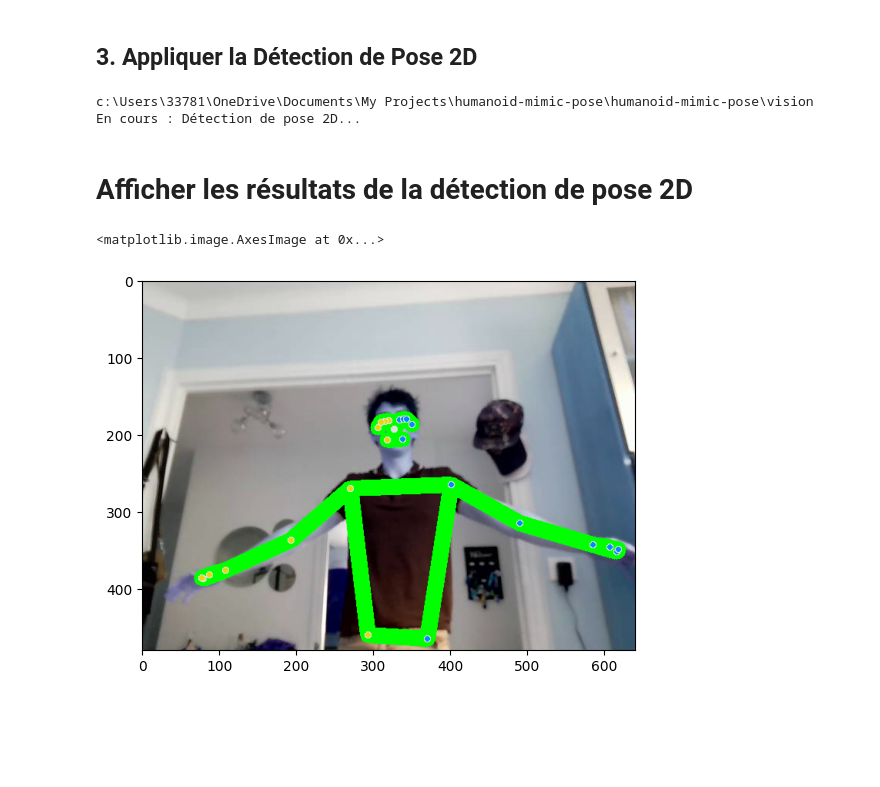
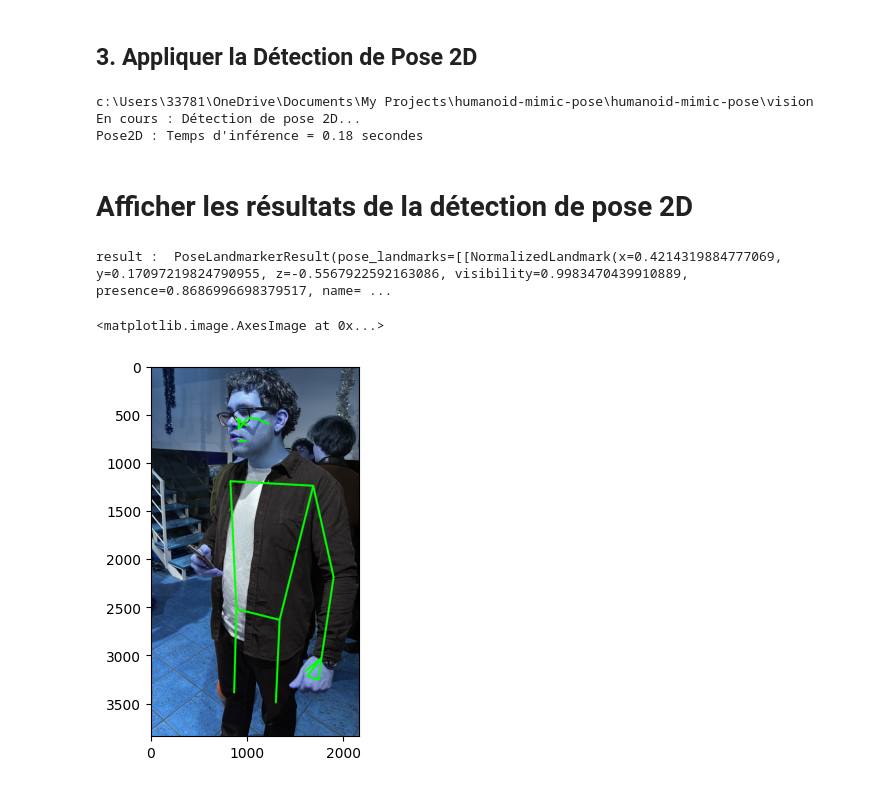
Before and after one commit to angeloghannam/humanoid-mimic-pose, a Jupyter notebook: vision/example_one_frame.ipynb, the cells around one changed output. Drawn from its saved outputs; the diff is of its cells as text; code cells hidden in the pictures; blank space fills up the shorter version.

```diff
--- a/vision/example_one_frame.ipynb
+++ b/vision/example_one_frame.ipynb
@@ -87,8 +89,11 @@ c:\Users\33781\OneDrive\Documents\My Projects\humanoid-mimic-pose\humanoid-mimic
 # %%
+t1 = time.time()
 if image_rgb is not None:
     pose2d = Pose2D()
     print("En cours : Détection de pose 2D...")
     result = pose2d.infer_result(image_rgb)
+    t2 = time.time()
+    print(f"Pose2D : Temps d'inférence = {t2 - t1:.2f} secondes")
     if result is not None:
         pass
     else:
@@ -99,6 +104,7 @@ else:
 # %% [output]
 c:\Users\33781\OneDrive\Documents\My Projects\humanoid-mimic-pose\humanoid-mimic-pose\vision
 En cours : Détection de pose 2D...
+Pose2D : Temps d'inférence = 0.18 secondes
 # %% [markdown]
 # Afficher les résultats de la détection de pose 2D
 # %%
@@ -124,8 +130,11 @@ def draw_landmarks_on_image(rgb_image, detection_result):
 
   return annotated_image
 # %%
-annotated_image = draw_landmarks_on_image(frame, result)
+# annotated_image = draw_landmarks_on_image(frame, result)
+annotated_image = draw_landmarks_on_image(image_bgr, result)
+print('result : ', result)
 plt.imshow(annotated_image)
 # %% [output]
-<matplotlib.image.AxesImage at 0x...>
+result :  PoseLandmarkerResult(pose_landmarks=[[NormalizedLandmark(x=0.4214319884777069, y=0.17097219824790955, z=-0.5567922592163086, visibility=0.9983470439910889, presence=0.8686996698379517, name= ...
+<matplotlib.image.AxesImage at 0x...>
-[figure, old version]
+[figure, new version]
```
Also changed, not shown: parts of 2 cells of this notebook, 8 other files.
